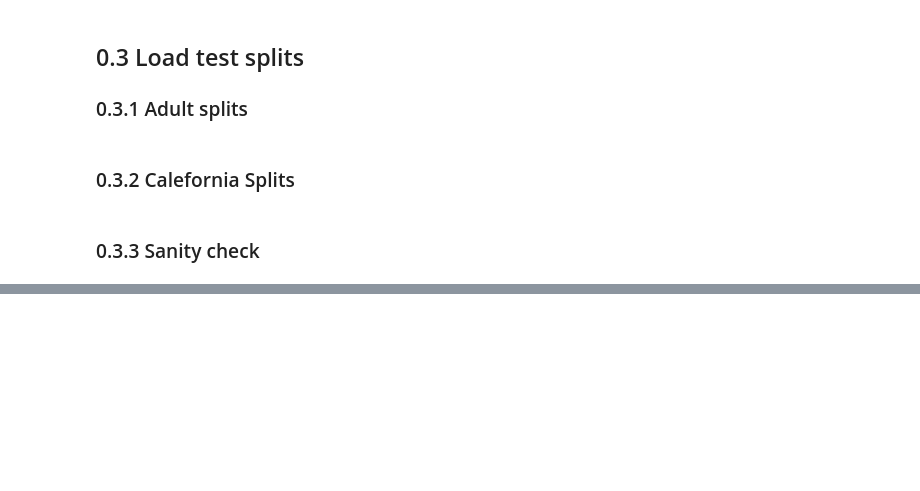
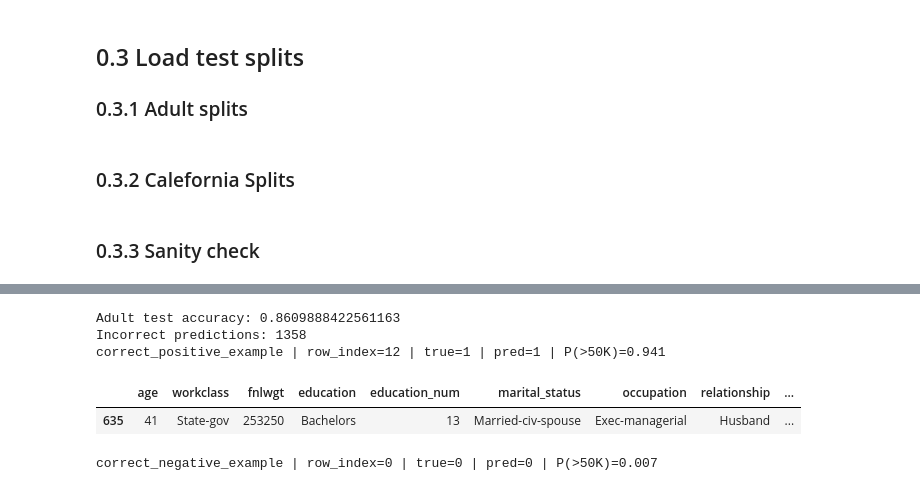
Before and after one commit to eddedomer/Interpertable-AI-for-Deep-Learning-Models, a Jupyter notebook: notebooks/Edvin_Sanfridsson_Love_Carlander_Strandäng.ipynb, the cells around one changed output, grey strips where cells are left out. Saved outputs shown, nothing was run; the diff lists cells and outputs as text; code cells hidden in the pictures; blank space fills up the shorter version.

```diff
--- a/notebooks/Edvin_Sanfridsson_Love_Carlander_Strandäng.ipynb
+++ b/notebooks/Edvin_Sanfridsson_Love_Carlander_Strandäng.ipynb
@@ -162,0 +280,80 @@ California test MAE: 0.7705781851208555
+# %%
+from IPython.display import display
+import numpy as np
+
+# Precompute the exact model input matrices once (this is what LIME/SHAP/Anchors will use)
+adult_train_processed_feature_matrix = np.asarray(
+    adult_trained_preprocessor.transform(
+        adult_train_features_dataframe[adult_original_feature_name_list]
+    )
+)
+
+adult_test_processed_feature_matrix = np.asarray(
+    adult_trained_preprocessor.transform(
+        adult_test_features_dataframe[adult_original_feature_name_list]
+    )
+)
+
+# Model probabilities + predicted labels on the test set (in processed feature space)
+adult_test_probability_matrix = adult_predict_probability_matrix_from_processed_matrix(
+    adult_test_processed_feature_matrix
+)
+
+adult_test_predicted_label_vector = np.argmax(adult_test_probability_matrix, axis=1)
+adult_test_labels_array = np.asarray(adult_test_labels_array).astype(int)
+
+adult_test_accuracy_value = float(
+    np.mean(adult_test_predicted_label_vector == adult_test_labels_array)
+)
+
+# Case selection indices
+adult_incorrect_prediction_index_vector = np.where(
+    adult_test_predicted_label_vector != adult_test_labels_array
+)[0]
+
+adult_correct_positive_index_vector = np.where(
+    (adult_test_predicted_label_vector == 1) & (adult_test_labels_array == 1)
+)[0]
+
+adult_correct_negative_index_vector = np.where(
+    (adult_test_predicted_label_vector == 0) & (adult_test_labels_array == 0)
+)[0]
+
+print("Adult test accuracy:", adult_test_accuracy_value)
+print("Incorrect predictions:", len(adult_incorrect_prediction_index_vector))
+
+adult_case_name_to_row_index: dict[str, int | None] = {
+    "correct_positive_example": int(adult_correct_positive_index_vector[0]) if len(adult_correct_positive_index_vector) else None,
+    "correct_negative_example": int(adult_correct_negative_index_vector[0]) if len(adult_correct_negative_index_vector) else None,
+    "incorrect_example_1": int(adult_incorrect_prediction_index_vector[0]) if len(adult_incorrect_prediction_index_vector) else None,
+    "incorrect_example_2": int(adult_incorrect_prediction_index_vector[1]) if len(adult_incorrect_prediction_index_vector) > 1 else None,
+}
+
+adult_case_name_to_row_index
+
+
+def display_adult_case_summary(case_label: str, test_row_index: int) -> None:
+    selected_row_dataframe = adult_test_features_dataframe.iloc[[test_row_index]][adult_original_feature_name_list]
+    selected_probability_vector = adult_predict_probability_matrix_from_raw_dataframe(selected_row_dataframe)[0]
+
+    true_label_value = int(adult_test_labels_array[test_row_index])
+    predicted_label_value = int(np.argmax(selected_probability_vector))
+    predicted_positive_probability_value = float(selected_probability_vector[1])
+
+    print(
+        f"{case_label} | row_index={test_row_index} | true={true_label_value} | "
+        f"pred={predicted_label_value} | P(>50K)={predicted_positive_probability_value:.3f}"
+    )
+    display(selected_row_dataframe)
+
+
+for case_label, test_row_index in adult_case_name_to_row_index.items():
+    if test_row_index is not None:
+        display_adult_case_summary(case_label, test_row_index)
+# %% [output]
+Adult test accuracy: 0.8609888422561163
+Incorrect predictions: 1358
+correct_positive_example | row_index=12 | true=1 | pred=1 | P(>50K)=0.941
+|  | age | workclass | fnlwgt | education | education_num | marital_status | occupation | relationship | ... |
+| 635 | 41 | State-gov | 253250 | Bachelors | 13 | Married-civ-spouse | Exec-managerial | Husband | ... |
+correct_negative_example | row_index=0 | true=0 | pred=0 | P(>50K)=0.007
```
Also changed, not shown: parts of 20 cells of this notebook, 1 other file.
